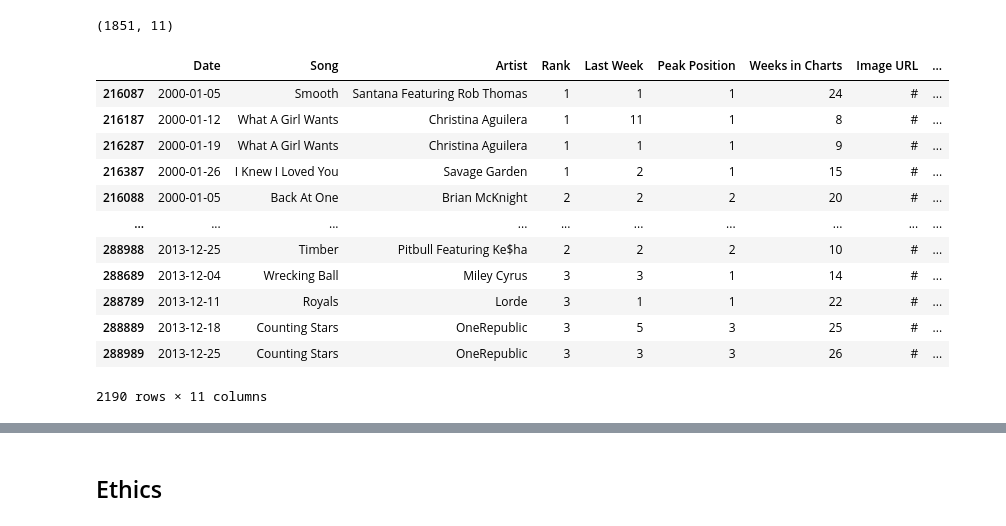
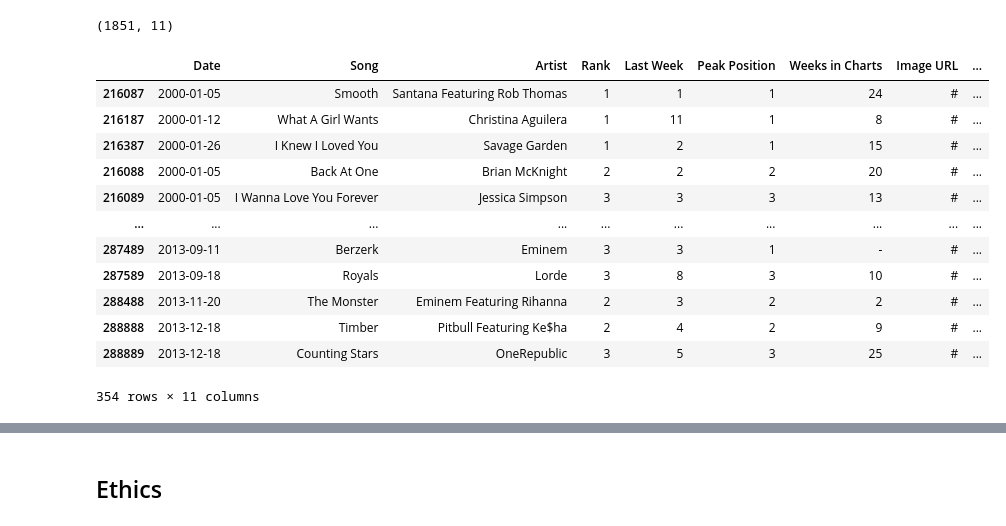
Before and after one commit to COGS108/Group096_WI26, a Jupyter notebook: 01-DataCheckpoint.ipynb, the cells around one changed output, grey strips where cells are left out. Drawn from its saved outputs; the diff is of its cells as text; code cells hidden in the pictures.

```diff
--- a/01-DataCheckpoint.ipynb
+++ b/01-DataCheckpoint.ipynb
@@ -384,22 +394,24 @@ hot100_2014_2026.shape
 # %%
 hot100_2000_2013_sorted = hot100_2000_2013.sort_values(
     by=["year", "month", "Rank"]
 )
-hot100_2000_2013_sorted
+
+hot100_unique_00_13 = (hot100_2000_2013_sorted.drop_duplicates(subset=["Song", "Artist"], keep="first")).copy()
+hot100_unique_00_13
 # %% [output]
 |  | Date | Song | Artist | Rank | Last Week | Peak Position | Weeks in Charts | Image URL | ... |
 | 216087 | 2000-01-05 | Smooth | Santana Featuring Rob Thomas | 1 | 1 | 1 | 24 | # | ... |
 | 216187 | 2000-01-12 | What A Girl Wants | Christina Aguilera | 1 | 11 | 1 | 8 | # | ... |
-| 216287 | 2000-01-19 | What A Girl Wants | Christina Aguilera | 1 | 1 | 1 | 9 | # | ... |
 | 216387 | 2000-01-26 | I Knew I Loved You | Savage Garden | 1 | 2 | 1 | 15 | # | ... |
 | 216088 | 2000-01-05 | Back At One | Brian McKnight | 2 | 2 | 2 | 20 | # | ... |
+| 216089 | 2000-01-05 | I Wanna Love You Forever | Jessica Simpson | 3 | 3 | 3 | 13 | # | ... |
 | ... | ... | ... | ... | ... | ... | ... | ... | ... | ... |
-| 288988 | 2013-12-25 | Timber | Pitbull Featuring Ke$ha | 2 | 2 | 2 | 10 | # | ... |
-| 288689 | 2013-12-04 | Wrecking Ball | Miley Cyrus | 3 | 3 | 1 | 14 | # | ... |
-| 288789 | 2013-12-11 | Royals | Lorde | 3 | 1 | 1 | 22 | # | ... |
+| 287489 | 2013-09-11 | Berzerk | Eminem | 3 | 3 | 1 | - | # | ... |
+| 287589 | 2013-09-18 | Royals | Lorde | 3 | 8 | 3 | 10 | # | ... |
+| 288488 | 2013-11-20 | The Monster | Eminem Featuring Rihanna | 2 | 3 | 2 | 2 | # | ... |
+| 288888 | 2013-12-18 | Timber | Pitbull Featuring Ke$ha | 2 | 4 | 2 | 9 | # | ... |
 | 288889 | 2013-12-18 | Counting Stars | OneRepublic | 3 | 5 | 3 | 25 | # | ... |
-| 288989 | 2013-12-25 | Counting Stars | OneRepublic | 3 | 3 | 3 | 26 | # | ... |
-2190 rows × 11 columns
+354 rows × 11 columns
 # %%
 hot100_2014_2026_sorted = hot100_2014_2026.sort_values(
     by=["year", "month", "Rank"]
```
Also changed, not shown: parts of 13 cells of this notebook.
